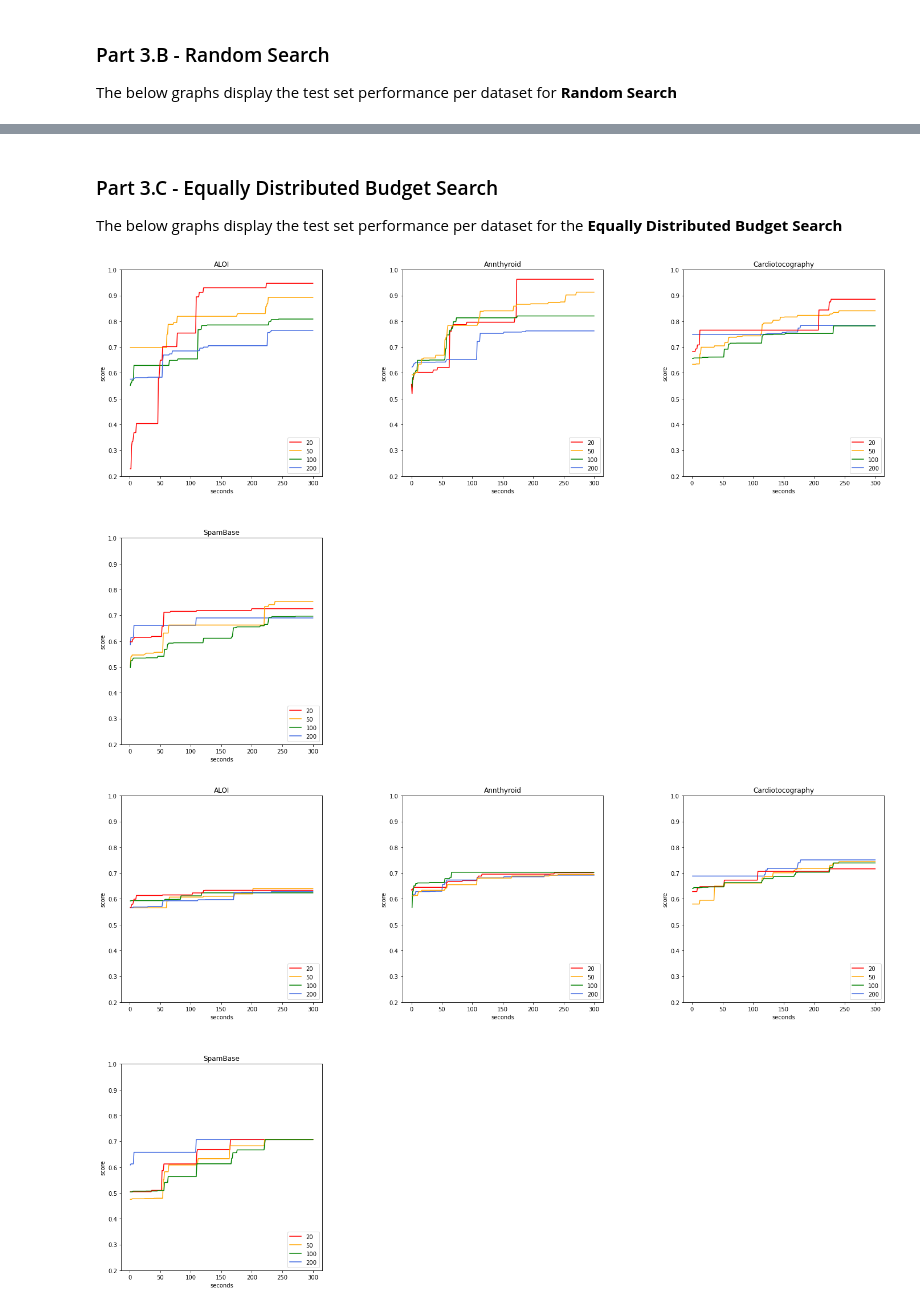
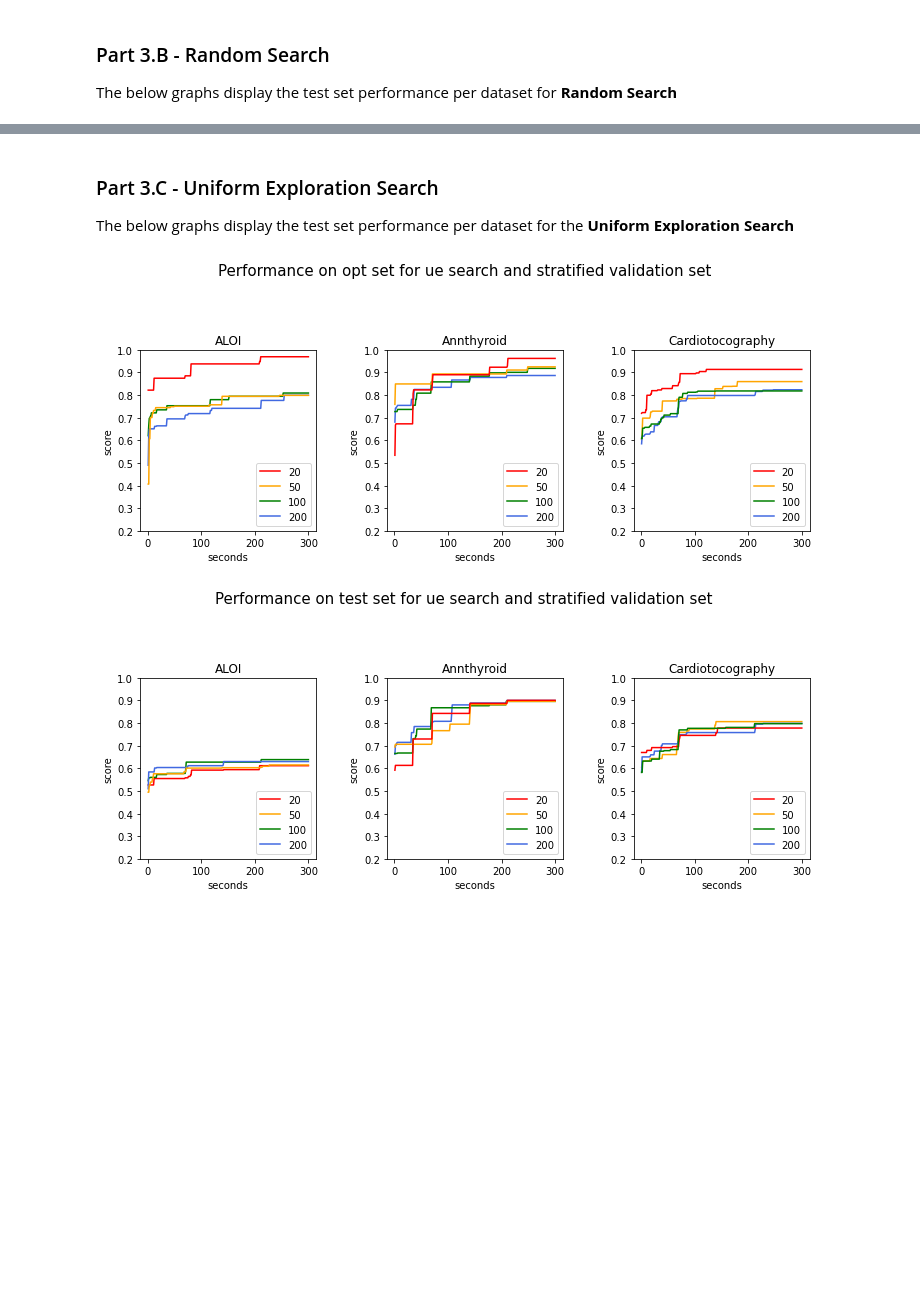
Before and after one commit to johnantonn/cash-for-unsupervised-ad, a Jupyter notebook: src/notebooks/results_visualizer.ipynb, the cells around one changed output, grey strips where cells are left out. Saved outputs shown, nothing was run; the diff lists cells and outputs as text; code cells hidden in the pictures; blank space fills up the shorter version.

```diff
--- a/src/notebooks/results_visualizer.ipynb
+++ b/src/notebooks/results_visualizer.ipynb
@@ -24,13 +24,13 @@ In the output directory of each experiment, there is `metadata.csv` file that st
 From these values, the aggregated experiment parameters are calculated and passed later on to the plotting function for each hypothesis.
 # %%
 # Output directories
-results_dirname = 'results'
+results_dirname = '../results/results'
 results_path = os.path.join(Path.cwd(), results_dirname)
 results_processed_path = os.path.join(results_path, 'processed')
 # Import metadata
 metadata_filepath = os.path.join(results_path, 'metadata.csv')
 metadata_df = pd.read_csv(metadata_filepath)
-# Remove individual edb (random search) runs
+# Remove individual ue (random search) runs
 metadata_df = metadata_df[metadata_df['total_budget'] != 30]
 # Extract experiment parameters
 total_budget = metadata_df.total_budget[0]
@@ -369,6 +377,14 @@ def plot_h3_results(
         figsize=(width, height)) # grid dimensions
     fig.subplots_adjust(
         wspace=0.4, hspace=0.3) # space between plots
+    fig.suptitle(
+        'Performance on {} set for {} search and {} validation set'\
+        .format(
+            eval_type,
+            search_algorithm,
+            validation_strategy),
+        fontsize=15
+    )
     # Plots
     for i, dataset in enumerate(dataset_list):
         for filename in os.listdir(results_processed_path):
@@ -412,7 +428,6 @@ color_list_3 = {
     50: 'orange',
     100: 'green',
     200: 'royalblue',
-    400: 'gray',
 }
 # %% [markdown]
 ### Part 3.A - SMAC Search
@@ -479,31 +494,31 @@ plot_h3_results(
 # %% [markdown]
-### Part 3.C - Equally Distributed Budget Search
-The below graphs display the test set performance per dataset for the **Equally Distributed Budget Search**
+### Part 3.C - Uniform Exploration Search
+The below graphs display the test set performance per dataset for the **Uniform Exploration Search**
 # %%
 # Parameters for H3.C
-search_algorithm_3C = 'edb'
+search_algorithm_3C = 'ue'
 # Plot optimization performance
 plot_h3_results(
     results_processed_path,
     dataset_list,
     search_algorithm_3C,
     total_budget,
     validation_strategy_3,
     validation_size_list,
     'opt',
     color_list_3
 )
 # Plot test set performance
 plot_h3_results(
     results_processed_path,
     dataset_list,
     search_algorithm_3C,
     total_budget,
     validation_strategy_3,
     validation_size_list,
     'test',
     color_list_3
 )
 # %% [output]
-[figure, old version]
+[figure, new version]
-[figure, old version]
+[figure, new version]
```
Also changed, not shown: parts of 16 cells of this notebook, 4 other files.
